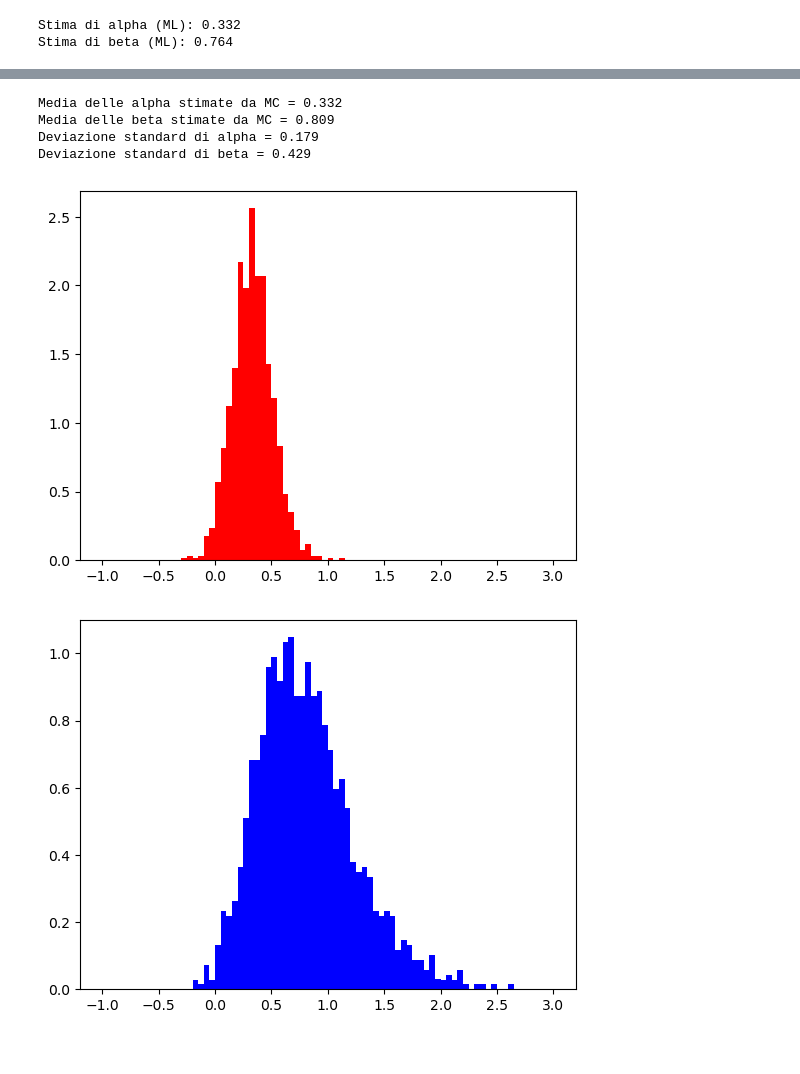
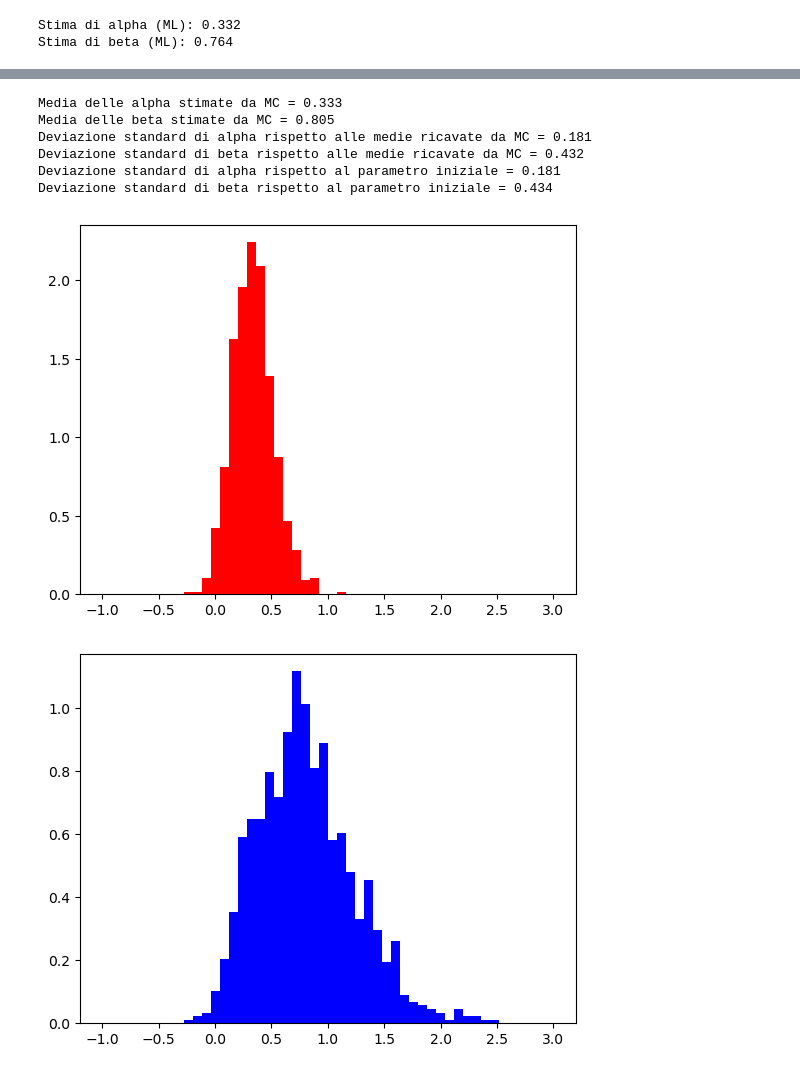
Before and after one commit to Zack9961/ExperimentalDataAnalysis-Projects, a Jupyter notebook: Progetto1_Maximum_Likelihood_with_two_parameters.ipynb, the cells around one changed output, grey strips where cells are left out. Saved outputs shown, nothing was run; the diff lists cells and outputs as text; code cells hidden in the pictures.

```diff
--- a/Progetto1_Maximum_Likelihood_with_two_parameters.ipynb
+++ b/Progetto1_Maximum_Likelihood_with_two_parameters.ipynb
@@ -9,8 +9,8 @@ from scipy.optimize import minimize
 # Qui mi calcolo alpha e beta dai dati di input con il metodo ML
 
 # Estraggo i dati
-x_from_input = np.loadtxt('data_ML_two.dat')
-#print(x_from_input)
+x_from_data = np.loadtxt('data_ML_two.dat')
+#print(x_from_data)
 
 # Parametri
 xmin = -0.95
@@ -20,13 +20,13 @@ xmax = 0.95
 def f(x,alpha,beta):
   return (1+alpha*x+beta*x**2)/((xmax-xmin)+(alpha/2)*(xmax**2-xmin**2)+(beta/3)*(xmax**3-xmin**3))
 # formula negativeloglikelihood da minimizzare
-def NegativeLogLikelihood(params,x):
+def NegativeLogLikelihood(params, x):
     alpha, beta = params
-    return -sum(np.log(f(x,alpha,beta)))
+    return -np.sum(np.log(f(x, alpha, beta)))
 
 
-# Esegui l'ottimizzazione
-result = minimize(NegativeLogLikelihood, [0.0, 0.0],x_from_input, method='Nelder-Mead')
+# Stimo alpha e beta dai dati del progetto
+result = minimize(NegativeLogLikelihood, [0.0, 0.0], x_from_data, method='Nelder-Mead')
 
 # Estrai le stime di alpha e beta dal risultato
 estimated_alpha, estimated_beta = result.x
@@ -48,7 +48,7 @@ Stima di beta (ML): 0.764
 
 
 # Numero di prove e osservazioni
-N = 500000
+N = 400000
 nOss = 200
 
 rand_x = np.random.uniform(xmin,xmax,N)
@@ -83,40 +83,53 @@ for j in range(int(count/nOss)):
     # Eseguo l'ottimizzazione
     result = minimize(NegativeLogLikelihood, [0.0, 0.0],np.array((accepted_x[nOss*j:nOss*(j+1)])), method='Nelder-Mead')
     # Estraggo le stime di alpha e beta dal risultato
-    estimated_alpha, estimated_beta = result.x
+    estimated_alpha_MC, estimated_beta_MC = result.x
     # Aggiungo le stime all'array di stime
-    estimated_alpha_array_from_MC.append(estimated_alpha)
-    estimated_beta_array_from_MC.append(estimated_beta)
+    estimated_alpha_array_from_MC.append(estimated_alpha_MC)
+    estimated_beta_array_from_MC.append(estimated_beta_MC)
 
 
 # Qui vado a fare la media di tutti i valori dell'array.
 # Quindi ricavo la media della stima delle alpha e delle beta.
-mean_estimated_alpha = np.mean(estimated_alpha_array_from_MC)
-mean_estimated_beta = np.mean(estimated_beta_array_from_MC)
-
+mean_estimated_alpha_MC = np.mean(estimated_alpha_array_from_MC)
+mean_estimated_beta_MC = np.mean(estimated_beta_array_from_MC)
 
 # Qui ci calcoliamo la varianza con la formula della sample variance
-# in questo pezzo facciamo la sommatoria delle xi con i che va da 1 a n, di (xi-media)^2
+# in questo pezzo facciamo la sommatoria delle xi con i che va da 1 a n, di (xi-x)^2
+# dove la x è il parametro che abbiamo stimato inizialmente con ML
 var_alpha = 0
 var_beta = 0
 for j in range(int(count/nOss)):
-    var_alpha = var_alpha + (estimated_alpha_array_from_MC[j]-mean_estimated_alpha)**2
-    var_beta = var_beta + (estimated_beta_array_from_MC[j]-mean_estimated_beta)**2
-
-
+    var_alpha = var_alpha + (estimated_alpha_array_from_MC[j]-estimated_alpha)**2
+    var_beta = var_beta + (estimated_beta_array_from_MC[j]-estimated_beta)**2
 # qui facciamo il pezzo della formula 1/(n-1)
 var_alpha = var_alpha/(int(count/nOss)-1)
 var_beta = var_beta/(int(count/nOss)-1)
 
+# Qui ci calcoliamo la varianza con la formula della sample variance
+# in questo pezzo facciamo la sommatoria delle xi con i che va da 1 a n, di (xi-x)^2
+# dove la x è la media dei parametri stimati con montecarlo
+var_alpha_MC = 0
+var_beta_MC = 0
+for j in range(int(count/nOss)):
+    var_alpha_MC = var_alpha_MC + (estimated_alpha_array_from_MC[j]-mean_estimated_alpha_MC)**2
+    var_beta_MC = var_beta_MC + (estimated_beta_array_from_MC[j]-mean_estimated_beta_MC)**2
+# qui facciamo il pezzo della formula 1/(n-1)
+var_alpha_MC = var_alpha_MC/(int(count/nOss)-1)
+var_beta_MC = var_beta_MC/(int(count/nOss)-1)
 
-print(f"Media delle alpha stimate da MC = {mean_estimated_alpha:.3f}")
-print(f"Media delle beta stimate da MC = {mean_estimated_beta:.3f}")
-print(f"Deviazione standard di alpha = {np.sqrt(var_alpha):.3f}")
-print(f"Deviazione standard di beta = {np.sqrt(var_beta):.3f}")
-#print(np.mean(xxe))
 
-plt.hist(estimated_alpha_array_from_MC,80,(-1,3), color = "red", density = True)
+
+print(f"Media delle alpha stimate da MC = {mean_estimated_alpha_MC:.3f}")
+print(f"Media delle beta stimate da MC = {mean_estimated_beta_MC:.3f}")
+print(f"Deviazione standard di alpha rispetto alle medie ricavate da MC = {np.sqrt(var_alpha_MC):.3f}")
+print(f"Deviazione standard di beta rispetto alle medie ricavate da MC = {np.sqrt(var_beta_MC):.3f}")
+print(f"Deviazione standard di alpha rispetto al parametro iniziale = {np.sqrt(var_alpha):.3f}")
+print(f"Deviazione standard di beta rispetto al parametro iniziale = {np.sqrt(var_beta):.3f}")
+
+
+plt.hist(estimated_alpha_array_from_MC,50,(-1,3), color = "red", density = True)
 plt.show()
-plt.hist(estimated_beta_array_from_MC,80,(-1,3), color = "blue", density = True)
+plt.hist(estimated_beta_array_from_MC,50,(-1,3), color = "blue", density = True)
 plt.show()
 # %% [output]
@@ -124,6 +137,8 @@ plt.show()
-Media delle alpha stimate da MC = 0.332
-Media delle beta stimate da MC = 0.809
-Deviazione standard di alpha = 0.179
-Deviazione standard di beta = 0.429
+Media delle alpha stimate da MC = 0.333
+Media delle beta stimate da MC = 0.805
+Deviazione standard di alpha rispetto alle medie ricavate da MC = 0.181
+Deviazione standard di beta rispetto alle medie ricavate da MC = 0.432
+Deviazione standard di alpha rispetto al parametro iniziale = 0.181
+Deviazione standard di beta rispetto al parametro iniziale = 0.434
-[figure, old version]
+[figure, new version]
-[figure, old version]
+[figure, new version]
```
Also changed, not shown: parts of 3 cells of this notebook.
